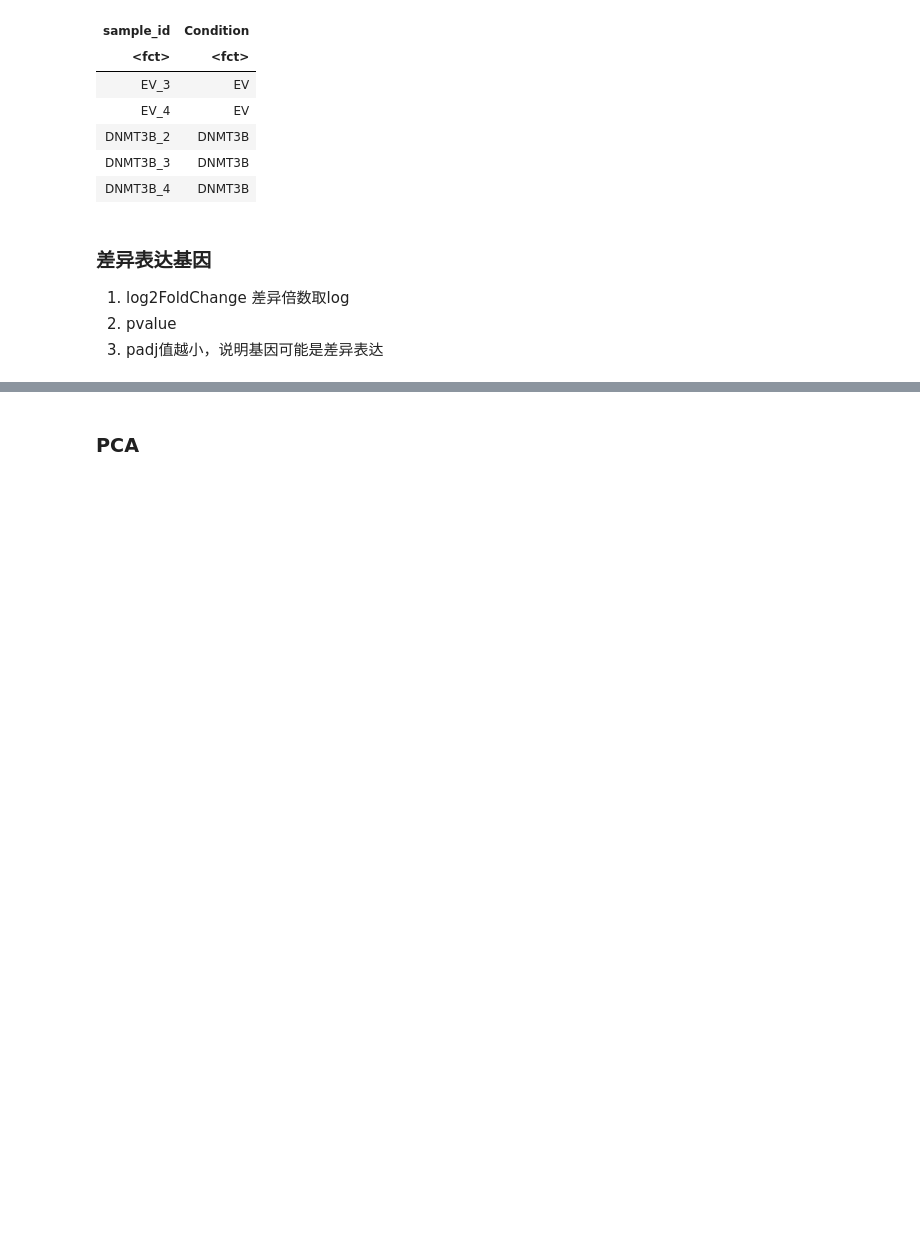
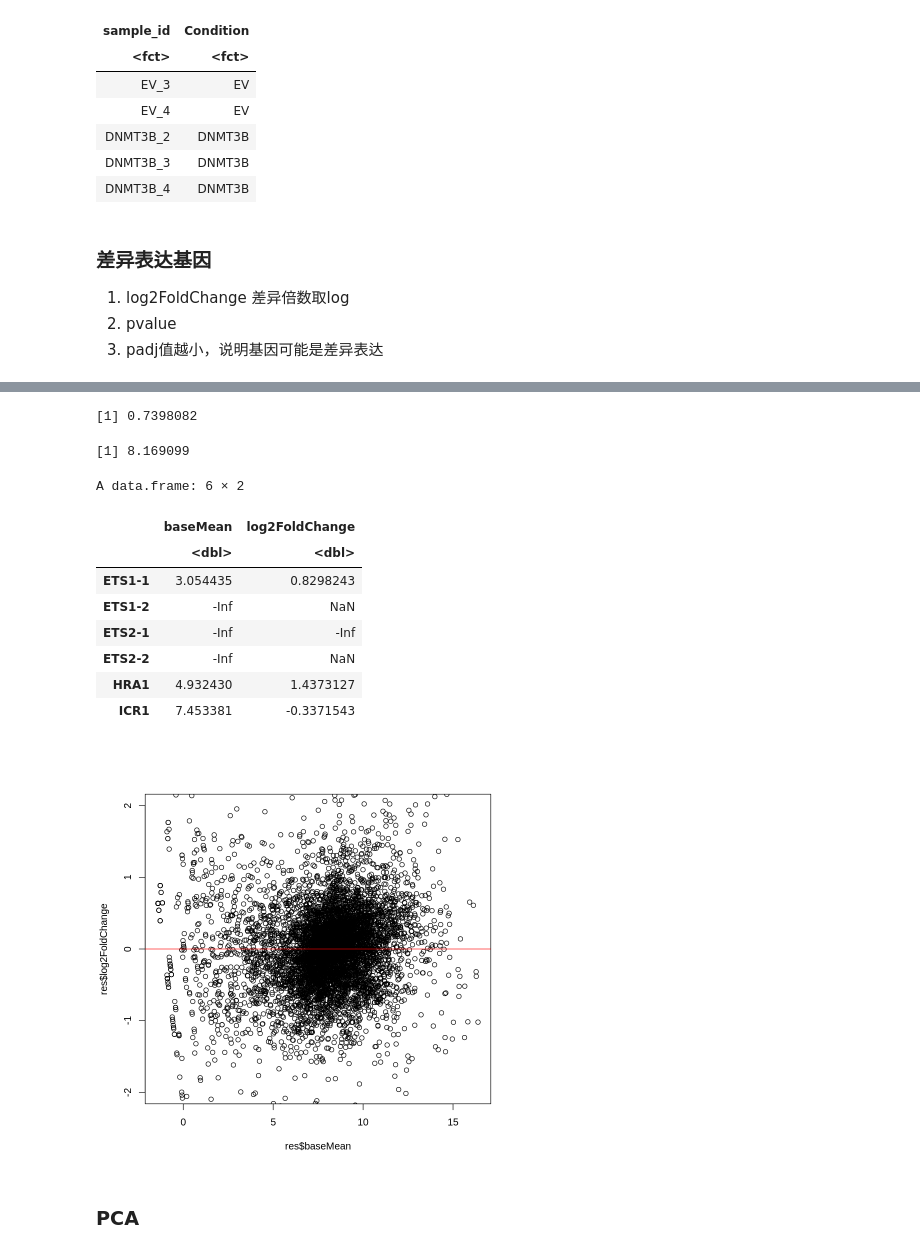
Before and after one commit to wangyang1749/yeast_data, a Jupyter notebook: script/DEG_detection.ipynb, the cells around one changed output, grey strips where cells are left out. Drawn from its saved outputs; the diff is of its cells as text; code cells hidden in the pictures; blank space fills up the shorter version.

```diff
--- a/script/DEG_detection.ipynb
+++ b/script/DEG_detection.ipynb
@@ -97,0 +156,5 @@ A data.frame: 6 × 7
+# %%
+normlized_counts <- counts(dds, normalized=TRUE)
+normlized_counts<-na.omit(normlized_counts)
+class(normlized_counts)
+head(normlized_counts)
@@ -98,3 +171,32 @@ A data.frame: 6 × 7
+# %%
+# 计算 log2FoldChange and beasMean
+trt <- normlized_counts['ETS1-1', c(1,2,3)]
+untrt <-  normlized_counts['ETS1-1', c(4,5)]
+# log2FoldChange calculation
+log2(mean(untrt+1))-log2(mean(trt+1))
+mean(normlized_counts[1,])
+# %% [output]
+[1] 0.7398082
+[1] 8.169099
+# %%
+res <- data.frame(
+   baseMean = apply(normlized_counts, 1, function(t){(log2(mean(t[4:5])) +log2(mean(t[1:3])))/2}),
+   log2FoldChange = apply(normlized_counts, 1, function(t){ log2(mean(t[4:5])) -log2(mean(t[1:3]))})
+)
+head(res)
+plot(res$baseMean,res$log2FoldChange,ylim=c(-2,2),type="p")
+abline(h = 0, col = "red")
+# %% [output]
+A data.frame: 6 × 2
+|  | baseMean | log2FoldChange |
+|  | <dbl> | <dbl> |
+| ETS1-1 | 3.054435 | 0.8298243 |
+| ETS1-2 | -Inf | NaN |
+| ETS2-1 | -Inf | -Inf |
+| ETS2-2 | -Inf | NaN |
+| HRA1 | 4.932430 | 1.4373127 |
+| ICR1 | 7.453381 | -0.3371543 |
+[figure, added]
 # %% [markdown]
 ### PCA
 # %%
```
Also changed, not shown: parts of 11 cells of this notebook, 7 other files.
